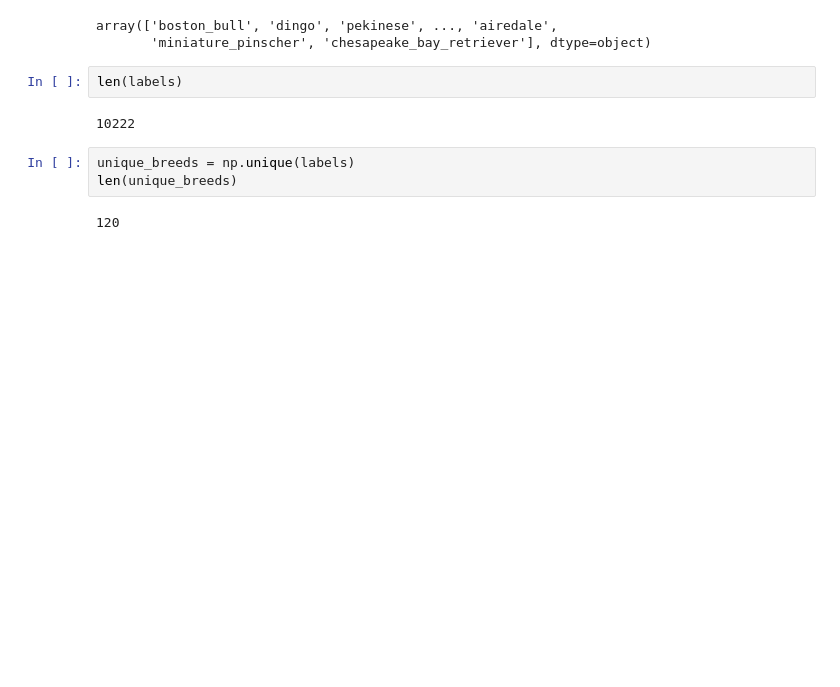
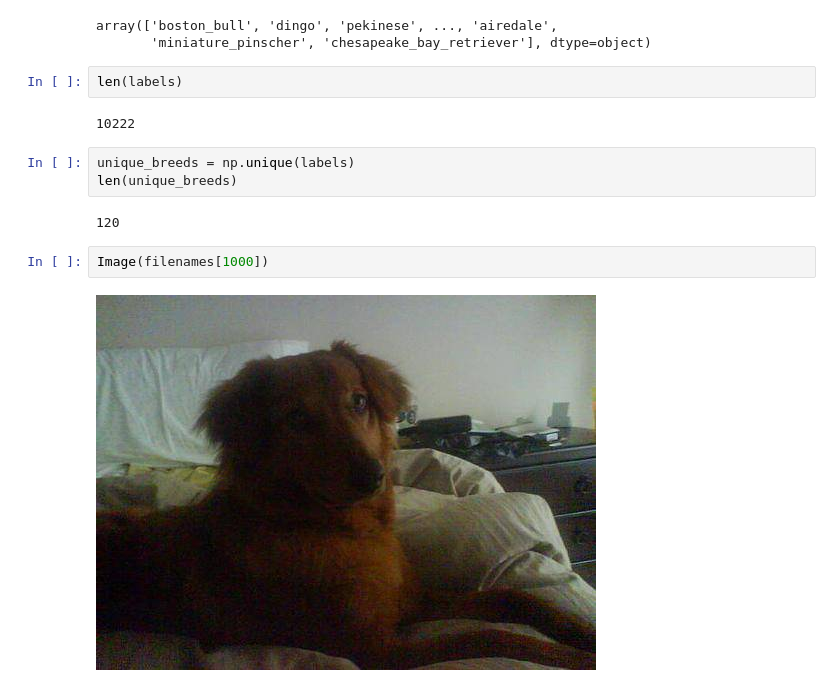
Before and after one commit to suryateja-challa/Canine-Vision, a Jupyter notebook: Canine_Vision.ipynb, the cells around one changed output. Cells and saved outputs as stored; diff of their text form; blank space fills up the shorter version.

```diff
--- a/Canine_Vision.ipynb
+++ b/Canine_Vision.ipynb
@@ -79,3 +79,7 @@ unique_breeds = np.unique(labels)
 len(unique_breeds)
 # %% [output]
 120
+# %%
+Image(filenames[1000])
+# %% [output]
+[figure, added]
```
